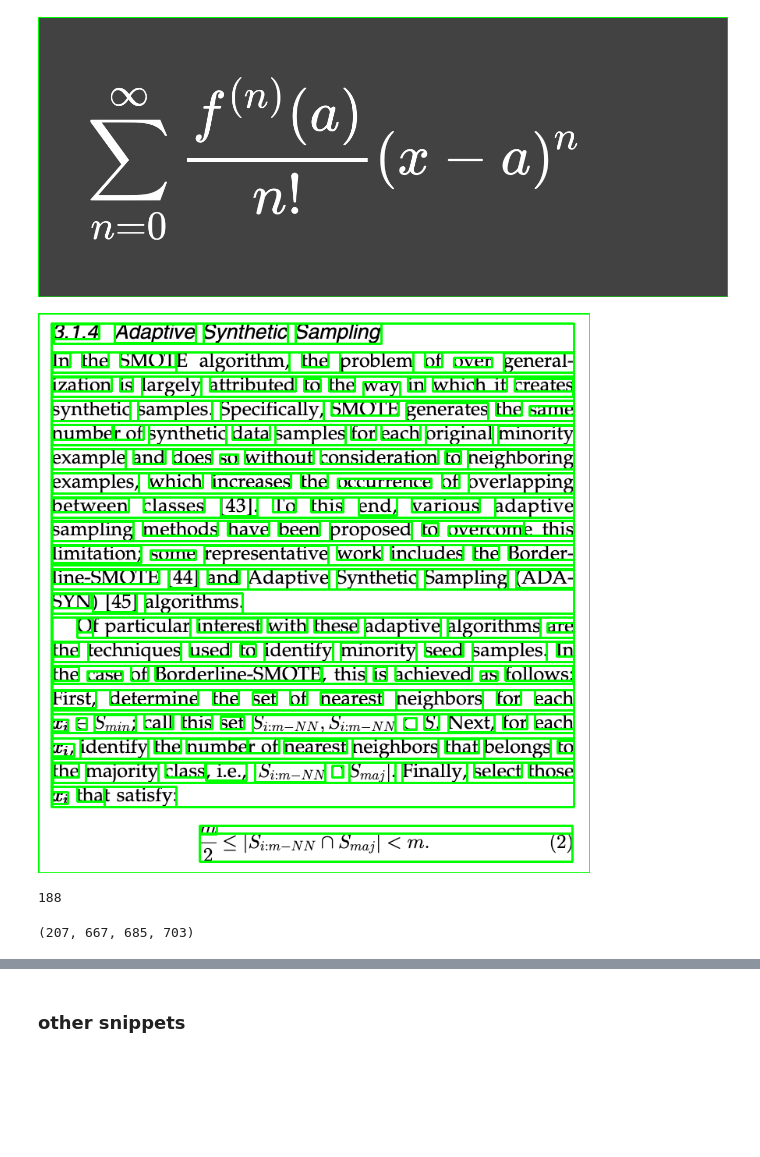
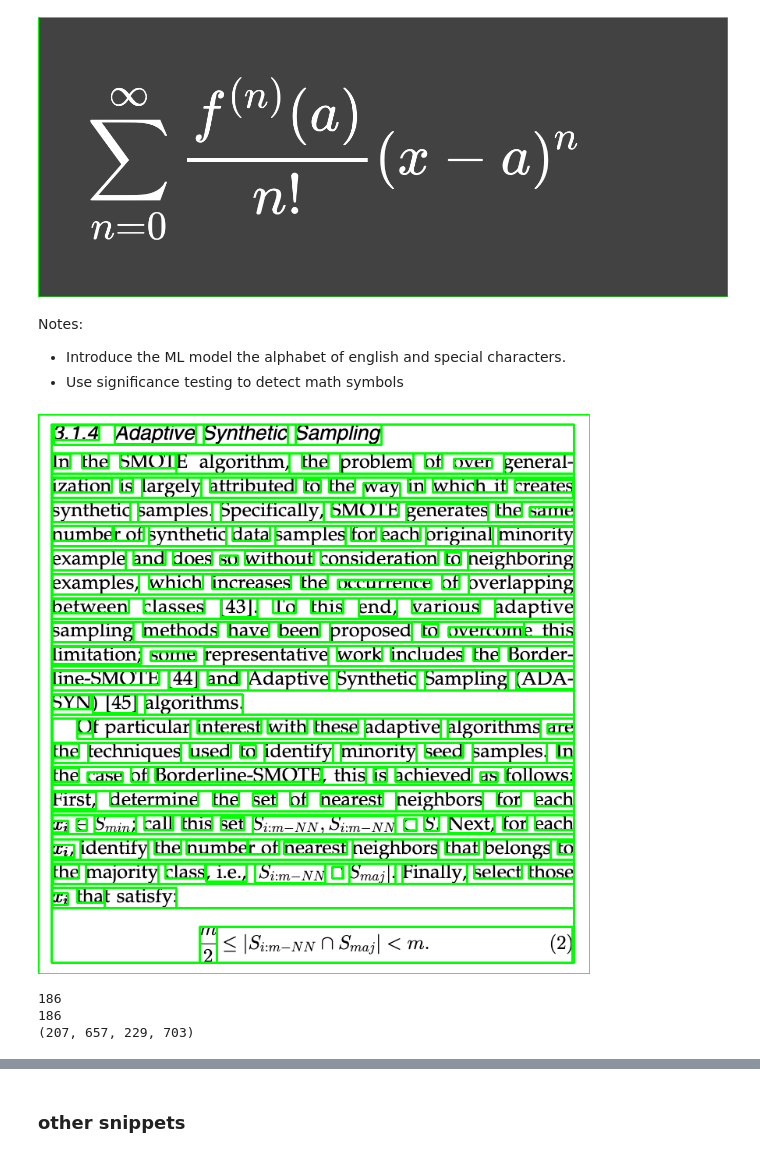
Before and after one commit to danyentezari/bn-ocr, a Jupyter notebook: BN_Image_DSP.ipynb, the cells around one changed output, grey strips where cells are left out. Saved outputs shown, nothing was run; the diff lists cells and outputs as text; code cells hidden in the pictures; blank space fills up the shorter version.

```diff
--- a/BN_Image_DSP.ipynb
+++ b/BN_Image_DSP.ipynb
@@ -156,30 +158,36 @@ for i in range(n_boxes):
 cv2_imshow(img)
 # %% [output]
 [figure]
+# %% [markdown]
+Notes:
+- Introduce the ML model the alphabet of english and special characters.
+- Use significance testing to detect math symbols
 # %%
 img = cv2.imread('./sample-mix.png')
 snippets = []
 
 # d = pytesseract.image_to_data(img, output_type=Output.DICT)
-d = pytesseract.image_to_data(img, output_type='data.frame', config=r'-c preserve_interword_spaces=1')
+d = pytesseract.image_to_data(img, output_type='data.frame', config=r'--psm 6')
 # n_boxes = len(d['level'])
 n_boxes = len(d[d['level'] >= 4])
 for i in range(n_boxes):
     (x, y, w, h) = (d['left'][i], d['top'][i], d['width'][i], d['height'][i])
-    snippets.append(((x, y, x+w, y+h)))
+    snippets.append(
+        {'dims': (x, y, x+w, y+h), 'level': d['level'][i]}
+      )
     cv2.rectangle(img, (x, y), (x + w, y + h), (0, 255, 0), 2)
 
 cv2_imshow(img)
 # %% [output]
-[figure, old version]
+[figure, new version]
-# %%
-n_boxes
-# %% [output]
-188
 # %%
-(x, y, x+w, y+h)
+print(n_boxes)
+print(len(snippets))
+print((x, y, x+w, y+h))
 # %% [output]
-(207, 667, 685, 703)
+186
+186
+(207, 657, 229, 703)
 # %%
 # #snippet = img[y:y+h, x:x+w]
 # cv2_imshow(snippet)
```
Also changed, not shown: parts of 33 cells of this notebook.
